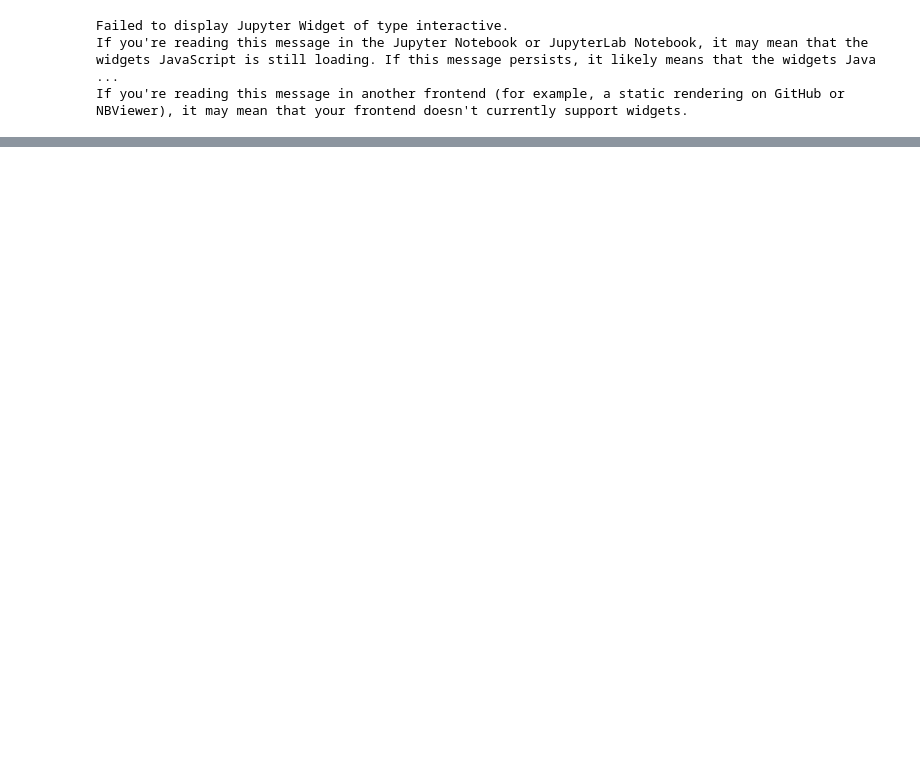
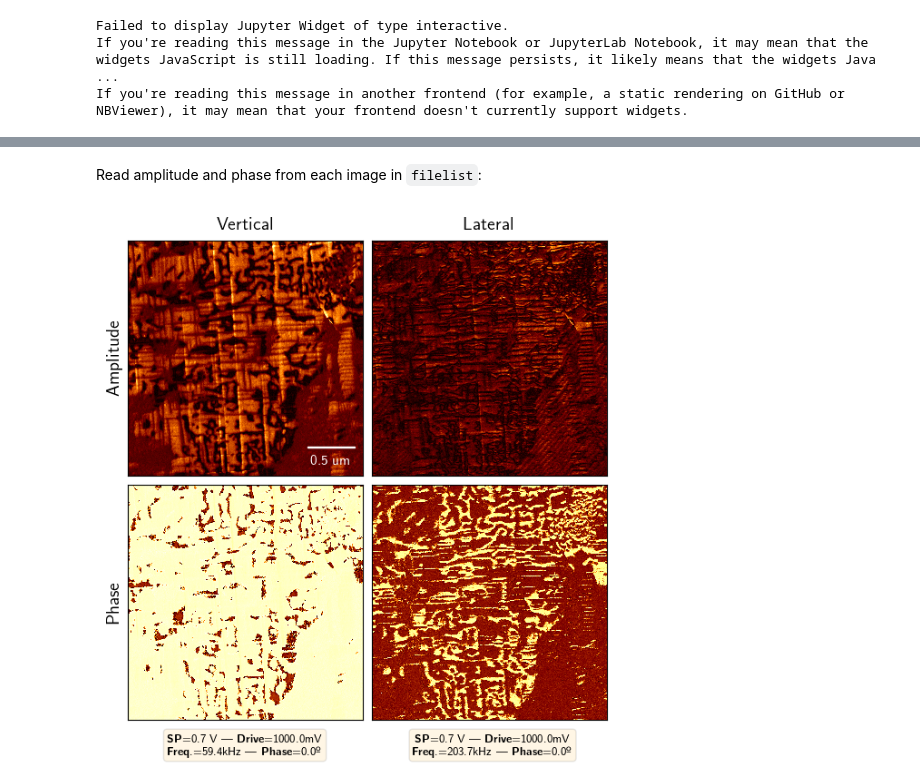
Before and after one commit to ezatterin/notebooks, a Jupyter notebook: pfm/pfm_inspect.ipynb, the cells around one changed output, grey strips where cells are left out. Saved outputs shown, nothing was run; the diff lists cells and outputs as text; code cells hidden in the pictures; blank space fills up the shorter version.

```diff
--- a/pfm/pfm_inspect.ipynb
+++ b/pfm/pfm_inspect.ipynb
@@ -132,8 +130,8 @@ If you're reading this message in another frontend (for example, a static render
 # %% [markdown]
 ## The old way
 # %%
-sample = 'e16020/'
-datefolders = !ls {afmdir+sample}
+sample = 'e16020'
+datefolders = !ls {afmdir+sample+'/'}
 for index, date in enumerate(datefolders): print('{0}...{1}/'.format(index, date))
 # %% [output]
 0...03.05/
@@ -143,7 +141,7 @@ for index, date in enumerate(datefolders): print('{0}...{1}/'.format(index, date
 4...11.11/
 5...NsThumbnails.bin/
 # %%
-i = 3
-filedir = afmdir+sample+datefolders[i]+'/'
-%ls {filedir}
+i = 4
+filedir = afmdir+sample+'/'+datefolders[i]+'/'
+%ls {filedir} | grep {sample}
 # %% [output]
@@ -155,5 +150,5 @@ e16020E.018  e16020E.023  e16020E.028  pfm_09.05.16.pdf
 # %%
-filelist = !ls {filedir} | grep '0'
+filelist = !ls {filedir} | grep {sample}
 for index in range(len(filelist)):
     filelist[index] = filedir+filelist[index]
 # %%
@@ -203,0 +234,67 @@ If you're reading this message in another frontend (for example, a static render
+# %% [markdown]
+Read amplitude and phase from each image in `filelist`:
+# %%
+files = {}
+for index in range(len(filelist)):
+    files[index] = {}
+    files[index]['f'] = pySPM.Bruker(filelist[index])
+    files[index]['a'] = files[index]['f'].get_channel(channel='Amplitude1',backward=True)
+    files[index]['p'] = files[index]['f'].get_channel(channel='Phase1',backward=True)
+# %%
+m, n = 18, 17
+
+# Calculate sizes and units of the pfm image
+xsize = files[m]['a'].size['real']['x']
+ysize = files[m]['a'].size['real']['y']
+unit  = files[m]['a'].size['real']['unit']
+
+# Initialise a font dictionary
+fdict = dict(verticalalignment='bottom', size='x-large')
+
+# Initialise the figure and grid
+fig = plt.figure(figsize=(7,7),dpi=100)
+grid = ImageGrid(fig, 111, nrows_ncols=(2,2), axes_pad=0.1)
+
+# Initialise the scalebar
+fontprops = fm.FontProperties(size=11)
+scalebarlabel = '{0} {1}'.format(np.round(xsize/5, decimals=1), unit)
+scalebar = AnchoredSizeBar(grid[0].transData, xsize/5, scalebarlabel, 'lower right',
+                           color='white', frameon=False, size_vertical=xsize/500, pad=0.5,
+                           sep=5, fontproperties=fontprops)
+
+# Add labels and the scalebar
+grid[0].add_artist(scalebar)
+grid[0].set_ylabel('Amplitude', fdict)
+grid[0].set_title('Vertical', fdict)
+grid[1].set_title('Lateral', fdict)
+grid[2].set_ylabel('Phase', fdict)
+
+# Plot the images
+grid[0].imshow(np.flipud(files[m]['a'].pixels),extent=[0, xsize, 0, ysize])
+grid[1].imshow(np.flipud(files[n]['a'].pixels),extent=[0, xsize, 0, ysize])
+grid[2].imshow(np.flipud(files[m]['p'].pixels),extent=[0, xsize, 0, ysize])
+grid[3].imshow(np.flipud(files[n]['p'].pixels),extent=[0, xsize, 0, ysize])
+
+# Clean up axes
+for axis in grid:
+
+    # get rid of numbers
+    plt.setp(axis.get_xticklabels(), visible=False)
+    plt.setp(axis.get_yticklabels(), visible=False)
+    # get rid of ticks
+    axis.tick_params(axis='both', which='both',length=0)
+
+# read specs from files
+text_m = print_specs(files[m]['f'])
+text_n = print_specs(files[n]['f'])
+
+# print the specs in the figure
+plt.gcf().text(0.32, 0.085, text_m, size=9, weight='normal', va='center',
+               ha='center', bbox=dict(boxstyle="round", facecolor='orange', alpha=0.1))
+plt.gcf().text(0.71, 0.085, text_n, size=9, weight='normal', va='center',
+               ha='center', bbox=dict(boxstyle="round", facecolor='orange', alpha=0.1))
+
+fname = '2_large_ac'
+# plt.savefig('/users/zatterin/Documents/phdthesis/notes/samples/imgs/pfm/e16020/{0}.png'.format(fname),dpi=100,bbox_inches='tight')
+# %% [output]
+[figure, added]
```
Also changed, not shown: parts of 10 cells of this notebook.
